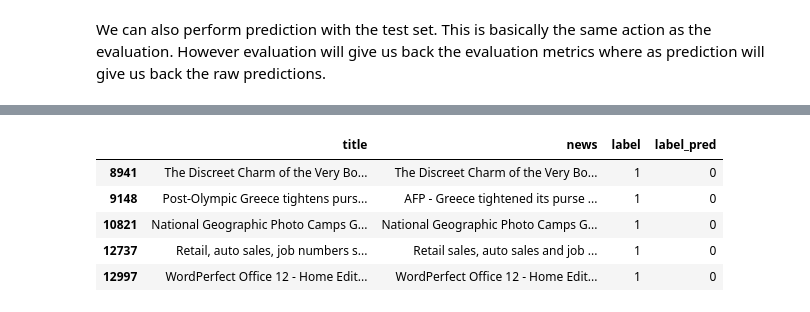
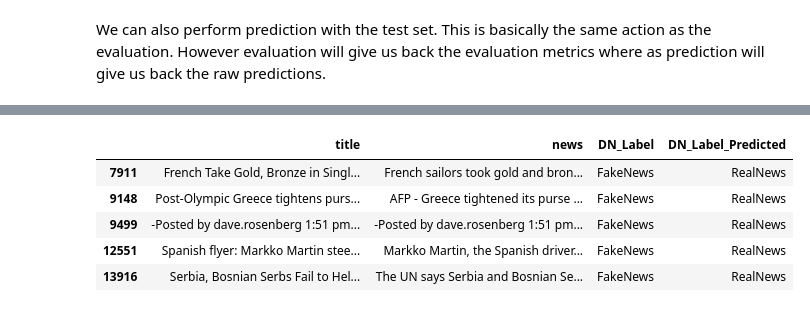
Before and after one commit to RobinSmits/FakeNews-Generator-And-Detector, a Jupyter notebook: FakeNews_Generator_And_Detector.ipynb, the cells around one changed output, grey strips where cells are left out. Saved outputs shown, nothing was run; the diff lists cells and outputs as text; code cells hidden in the pictures.

```diff
--- a/FakeNews_Generator_And_Detector.ipynb
+++ b/FakeNews_Generator_And_Detector.ipynb
@@ -334,9 +306,9 @@ df_description.head()
 | 3 | Prediction Unit Helps Forecast Wi... | AP - It's barely dawn when Mike F... | 0 |
 | 4 | Calif. Aims to Limit Farm-Related... | AP - Southern California's smog-f... | 0 |
 # %%
-# Split out 'generated', rename column to 'news' and set label to 1
-df_generated = df[['title', 'generated']].copy()
-df_generated.rename(columns = {'generated': 'news'}, inplace = True)
+# Split out 'generated_description', rename column to 'news' and set label to 1
+df_generated = df[['title', 'generated_description']].copy()
+df_generated.rename(columns = {'generated_description': 'news'}, inplace = True)
 df_generated['label'] = 1
 df_generated.head()
 # %% [output]
@@ -402,7 +374,7 @@ print(f'Test DF Shape: {test_df.shape}')
 test_dataset = create_dataset(test_df)
 test_dataset = test_dataset.batch(PREDICT_BATCH_SIZE)
 test_dataset = test_dataset.repeat()
-#test_dataset = test_dataset.prefetch(128)
+test_dataset = test_dataset.prefetch(128)
 
 # Steps
 test_steps = test_df.shape[0] // PREDICT_BATCH_SIZE
@@ -508,0 +477,6 @@ Let's take a look at some of the predictions where our model messed up.
+# %%
+# Write Probabilities to dataframe
+test_df['probas'] = probs[:, 1]
+
+# Write predicted Label to dataframe
+test_df['label_pred'] = np.argmax(probs, axis = 1)
@@ -508,0 +499,4 @@ Let's take a look at some of the predictions where our model messed up.
+# %%
+test_df['DN_Label'] = np.where(test_df.label == 0, 'RealNews', 'FakeNews')
+test_df['DN_Label_Predicted'] = np.where(test_df.label_pred == 0, 'RealNews', 'FakeNews')
+test_df.head()
@@ -519,10 +563,10 @@ test_df[test_df.label.eq(0) & test_df.label_pred.eq(1)].head()
 # %%
 # Fake News ... but classified as Real...
-test_df[test_df.label.eq(1) & test_df.label_pred.eq(0)].head()
+test_df.loc[test_df.label.eq(1) & test_df.label_pred.eq(0), ['title', 'news', 'DN_Label', 'DN_Label_Predicted']]
 # %% [output]
-|  | title | news | label | label_pred |
-| 8941 | The Discreet Charm of the Very Bo... | The Discreet Charm of the Very Bo... | 1 | 0 |
-| 9148 | Post-Olympic Greece tightens purs... | AFP - Greece tightened its purse ... | 1 | 0 |
-| 10821 | National Geographic Photo Camps G... | National Geographic Photo Camps G... | 1 | 0 |
-| 12737 | Retail, auto sales, job numbers s... | Retail sales, auto sales and job ... | 1 | 0 |
-| 12997 | WordPerfect Office 12 - Home Edit... | WordPerfect Office 12 - Home Edit... | 1 | 0 |
+|  | title | news | DN_Label | DN_Label_Predicted |
+| 7911 | French Take Gold, Bronze in Singl... | French sailors took gold and bron... | FakeNews | RealNews |
+| 9148 | Post-Olympic Greece tightens purs... | AFP - Greece tightened its purse ... | FakeNews | RealNews |
+| 9499 | -Posted by dave.rosenberg 1:51 pm... | -Posted by dave.rosenberg 1:51 pm... | FakeNews | RealNews |
+| 12551 | Spanish flyer: Markko Martin stee... | Markko Martin, the Spanish driver... | FakeNews | RealNews |
+| 13916 | Serbia, Bosnian Serbs Fail to Hel... | The UN says Serbia and Bosnian Se... | FakeNews | RealNews |
```
Also changed, not shown: parts of 21 cells of this notebook.
